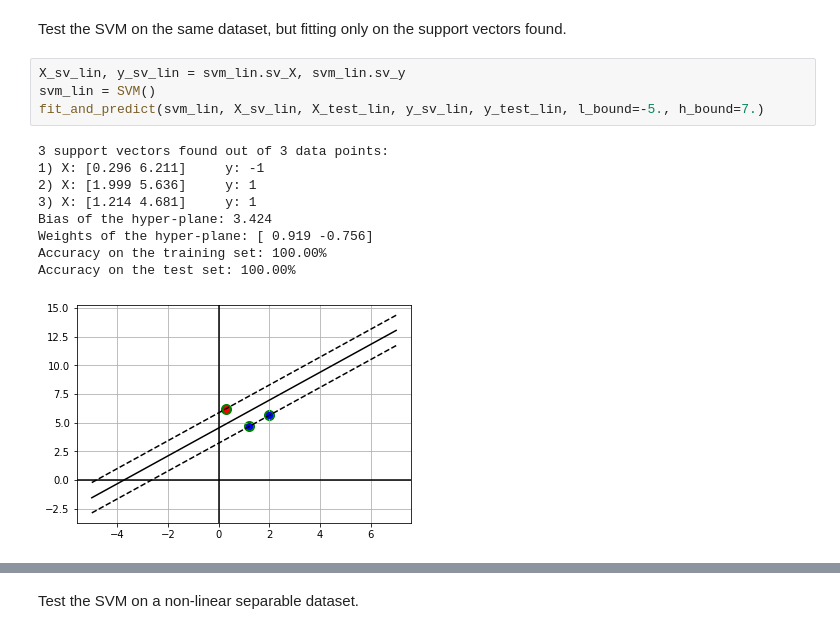
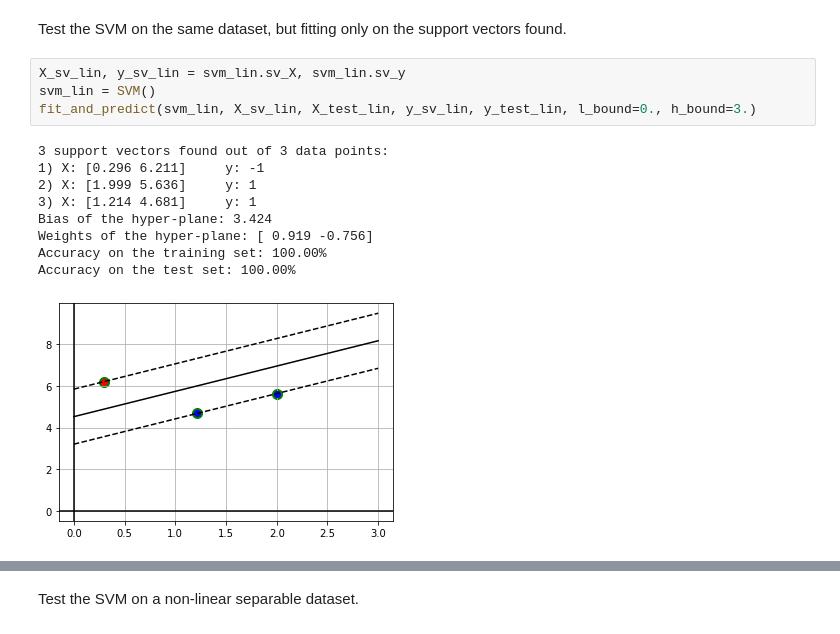
Before and after one commit to nihil21/custom-svm, a Jupyter notebook: custom-svm/svm_usecase.ipynb, the cells around one changed output, grey strips where cells are left out. Saved outputs shown, nothing was run; the diff lists cells and outputs as text.

```diff
--- a/custom-svm/svm_usecase.ipynb
+++ b/custom-svm/svm_usecase.ipynb
@@ -76,14 +76,14 @@ Test the SVM on the same dataset, but fitting only on the support vectors found.
 # %%
 X_sv_lin, y_sv_lin = svm_lin.sv_X, svm_lin.sv_y
 svm_lin = SVM()
-fit_and_predict(svm_lin, X_sv_lin, X_test_lin, y_sv_lin, y_test_lin, l_bound=-5., h_bound=7.)
+fit_and_predict(svm_lin, X_sv_lin, X_test_lin, y_sv_lin, y_test_lin, l_bound=0., h_bound=3.)
 # %% [output]
 3 support vectors found out of 3 data points:
 1) X: [0.296 6.211]     y: -1
 2) X: [1.999 5.636]     y: 1
 3) X: [1.214 4.681]     y: 1
 Bias of the hyper-plane: 3.424
 Weights of the hyper-plane: [ 0.919 -0.756]
 Accuracy on the training set: 100.00%
 Accuracy on the test set: 100.00%
-[figure, old version]
+[figure, new version]
```
Also changed, not shown: parts of 8 cells of this notebook, 3 other files.
